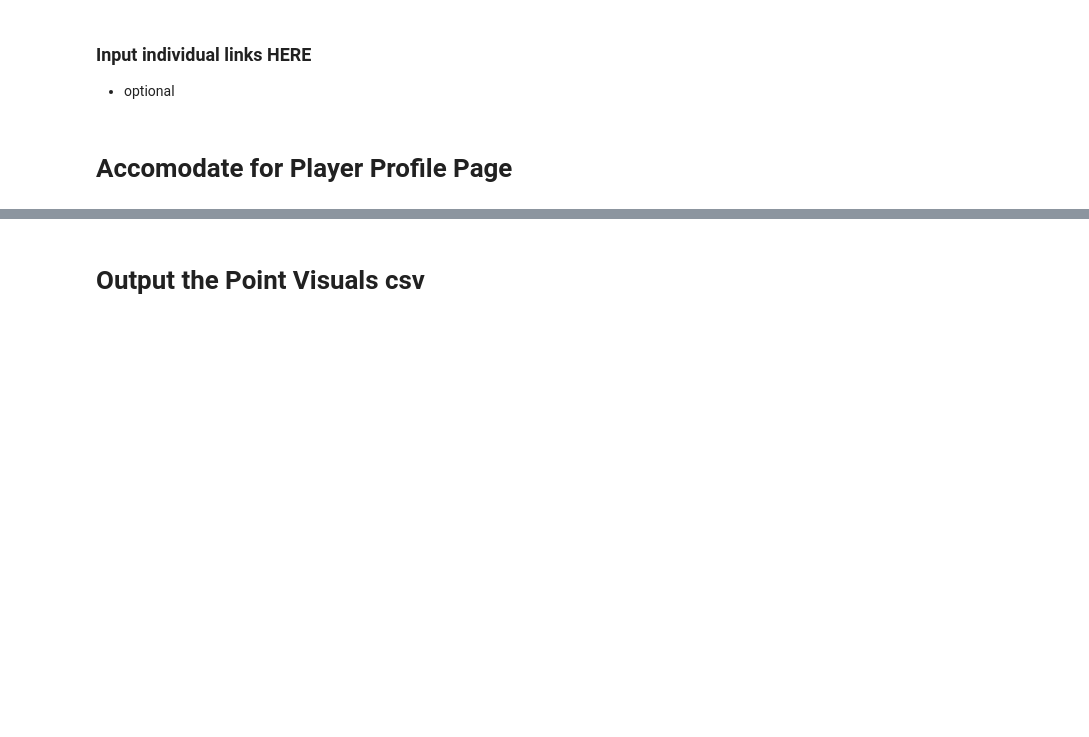
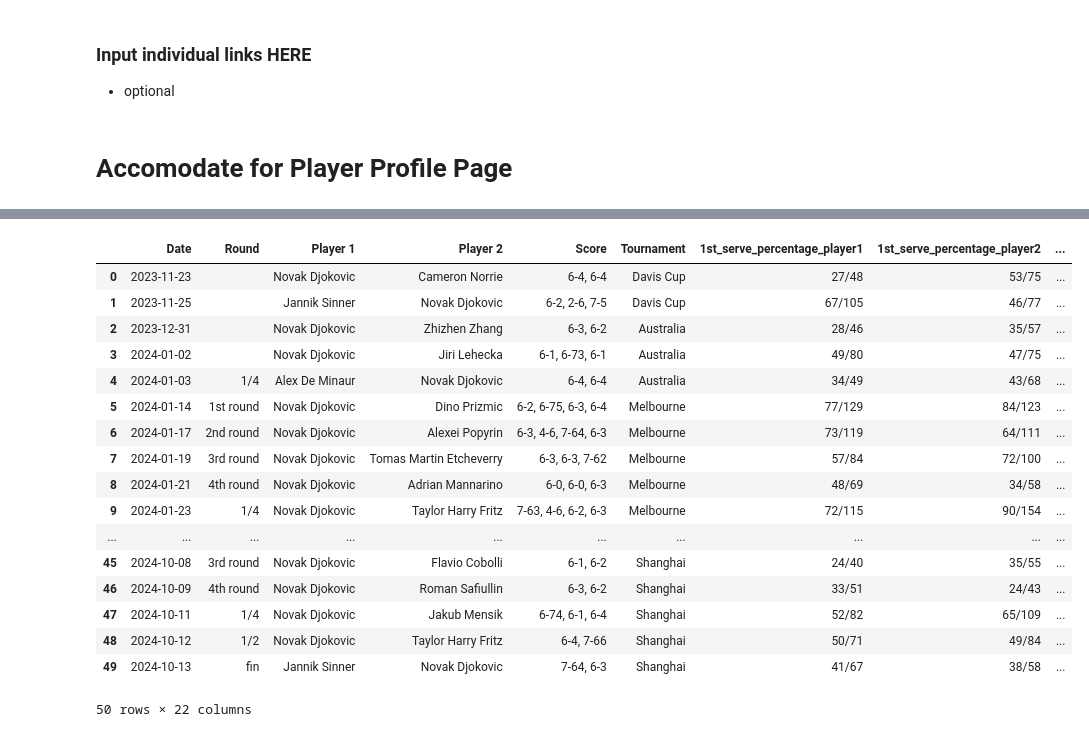
Before and after one commit to cjgimena/Webscraping-Project, a Jupyter notebook: Player Profle Notebook.ipynb, the cells around one changed output, grey strips where cells are left out. Drawn from its saved outputs; the diff is of its cells as text; code cells hidden in the pictures; blank space fills up the shorter version.

```diff
--- a/Player Profle Notebook.ipynb
+++ b/Player Profle Notebook.ipynb
@@ -19,5 +18,5 @@ import numpy as np
 # %%
-url = 'https://www.tennislive.net/atp/govind-nanda/'
+url = 'https://www.tennislive.net/atp/novak-djokovic/'
 page = requests.get(url)
 page.status_code
 # %% [output]
@@ -137,14 +136,14 @@ def player_profile(url):
     soup = BeautifulSoup(page.text, 'html')
 
     table = soup.find_all('table', class_ = 'table_pmatches')[1]
-    rows = table.find_all('tod', class_='w50')
+    rows = table.find_all('td', class_='w50')
 
 
     match_links = []
 
     for a in table.find_all('a', href=True):
         if "https://www.tennislive.net/atp/match/" in a['href']:
-            match_links.appe`nd(a['href'])
+            match_links.append(a['href'])
 
     return extract_match_data(match_links)
 # %%
@@ -171,2 +150,0 @@ df = player_profile(url)
-# %% [markdown]
-# Output the Point Visuals csv
@@ -181,0 +151,21 @@ df.to_csv(f'Point_Visuals_{player1NameNoSpace}_{player2NameNoSpace}.csv', index=
+# %%
+df
+# %% [output]
+|  | Date | Round | Player 1 | Player 2 | Score | Tournament | 1st_serve_percentage_player1 | 1st_serve_percentage_player2 | ... |
+| 0 | 2023-11-23 |  | Novak Djokovic | Cameron Norrie | 6-4, 6-4 | Davis Cup | 27/48 | 53/75 | ... |
+| 1 | 2023-11-25 |  | Jannik Sinner | Novak Djokovic | 6-2, 2-6, 7-5 | Davis Cup | 67/105 | 46/77 | ... |
+| 2 | 2023-12-31 |  | Novak Djokovic | Zhizhen Zhang | 6-3, 6-2 | Australia | 28/46 | 35/57 | ... |
+| 3 | 2024-01-02 |  | Novak Djokovic | Jiri Lehecka | 6-1, 6-73, 6-1 | Australia | 49/80 | 47/75 | ... |
+| 4 | 2024-01-03 | 1/4 | Alex De Minaur | Novak Djokovic | 6-4, 6-4 | Australia | 34/49 | 43/68 | ... |
+| 5 | 2024-01-14 | 1st round | Novak Djokovic | Dino Prizmic | 6-2, 6-75, 6-3, 6-4 | Melbourne | 77/129 | 84/123 | ... |
+| 6 | 2024-01-17 | 2nd round | Novak Djokovic | Alexei Popyrin | 6-3, 4-6, 7-64, 6-3 | Melbourne | 73/119 | 64/111 | ... |
+| 7 | 2024-01-19 | 3rd round | Novak Djokovic | Tomas Martin Etcheverry | 6-3, 6-3, 7-62 | Melbourne | 57/84 | 72/100 | ... |
+| 8 | 2024-01-21 | 4th round | Novak Djokovic | Adrian Mannarino | 6-0, 6-0, 6-3 | Melbourne | 48/69 | 34/58 | ... |
+| 9 | 2024-01-23 | 1/4 | Novak Djokovic | Taylor Harry Fritz | 7-63, 4-6, 6-2, 6-3 | Melbourne | 72/115 | 90/154 | ... |
+| ... | ... | ... | ... | ... | ... | ... | ... | ... | ... |
+| 45 | 2024-10-08 | 3rd round | Novak Djokovic | Flavio Cobolli | 6-1, 6-2 | Shanghai | 24/40 | 35/55 | ... |
+| 46 | 2024-10-09 | 4th round | Novak Djokovic | Roman Safiullin | 6-3, 6-2 | Shanghai | 33/51 | 24/43 | ... |
+| 47 | 2024-10-11 | 1/4 | Novak Djokovic | Jakub Mensik | 6-74, 6-1, 6-4 | Shanghai | 52/82 | 65/109 | ... |
+| 48 | 2024-10-12 | 1/2 | Novak Djokovic | Taylor Harry Fritz | 6-4, 7-66 | Shanghai | 50/71 | 49/84 | ... |
+| 49 | 2024-10-13 | fin | Jannik Sinner | Novak Djokovic | 7-64, 6-3 | Shanghai | 41/67 | 38/58 | ... |
+50 rows × 22 columns
```
Also changed, not shown: parts of 5 cells of this notebook, 1 other file.
